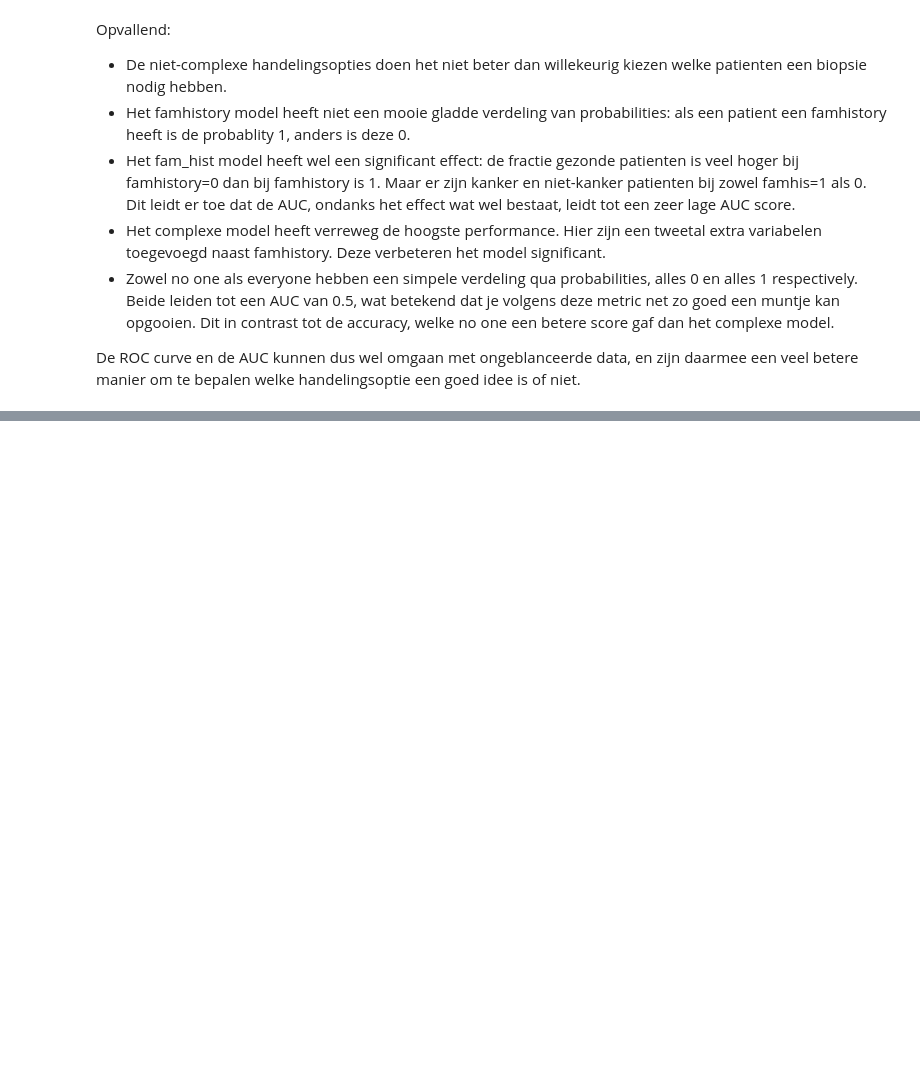
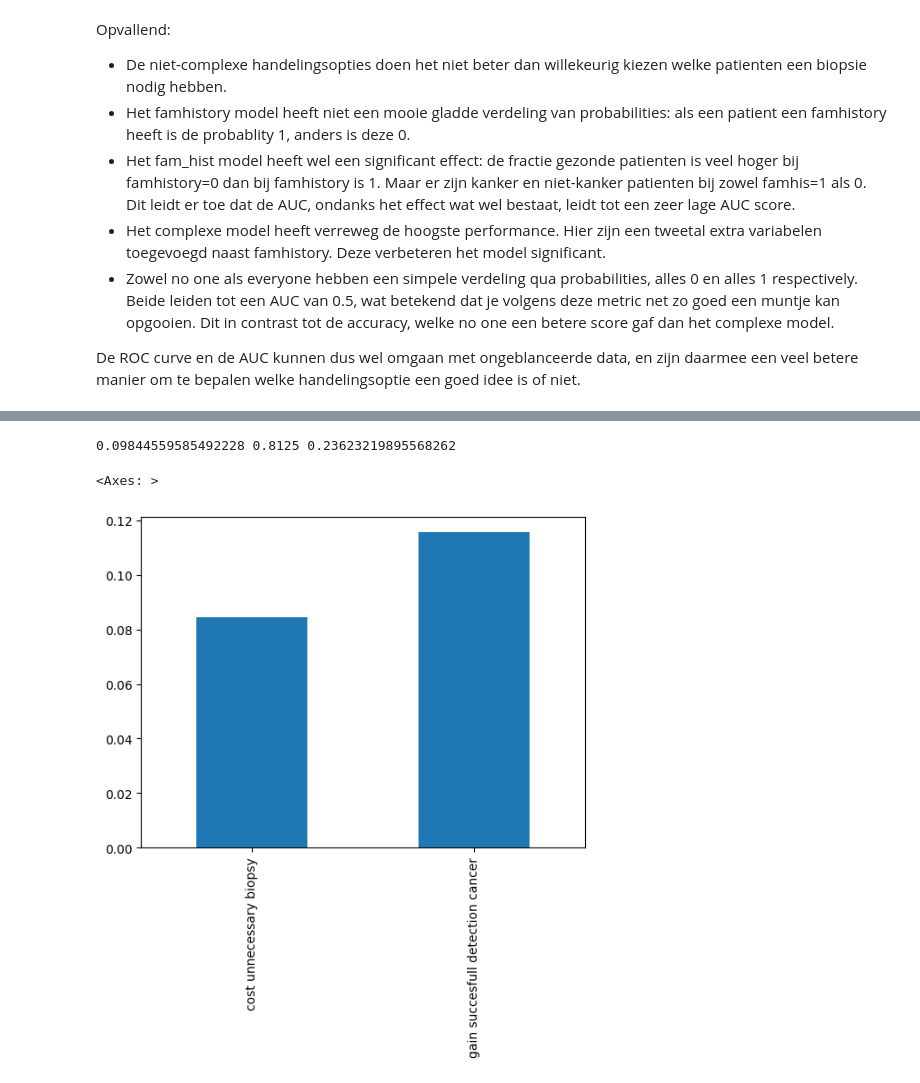
Before and after one commit to ictinnovaties-zorg/dca_blogpost, a Jupyter notebook: lab_book.ipynb, the cells around one changed output, grey strips where cells are left out. Drawn from its saved outputs; the diff is of its cells as text; code cells hidden in the pictures; blank space fills up the shorter version.

```diff
--- a/lab_book.ipynb
+++ b/lab_book.ipynb
@@ -138,0 +203,8 @@ De AUC score kan dus beter omgaan met
+# %%
+FPR, TPR, p = fpr_tpr.loc[12,]
+prev_cancer, prev_non_cancer = (df_ill.value_counts('cancer') / len(df_ill))
+pd.Series([FPR * prev_cancer, TPR * prev_non_cancer], index=['cost unnecessary biopsy', 'gain succesfull detection cancer']).plot(kind='bar')
+# %% [output]
+0.09844559585492228 0.8125 0.23623219895568262
+<Axes: >
+[figure, added]
```
Also changed, not shown: parts of 19 cells of this notebook.
